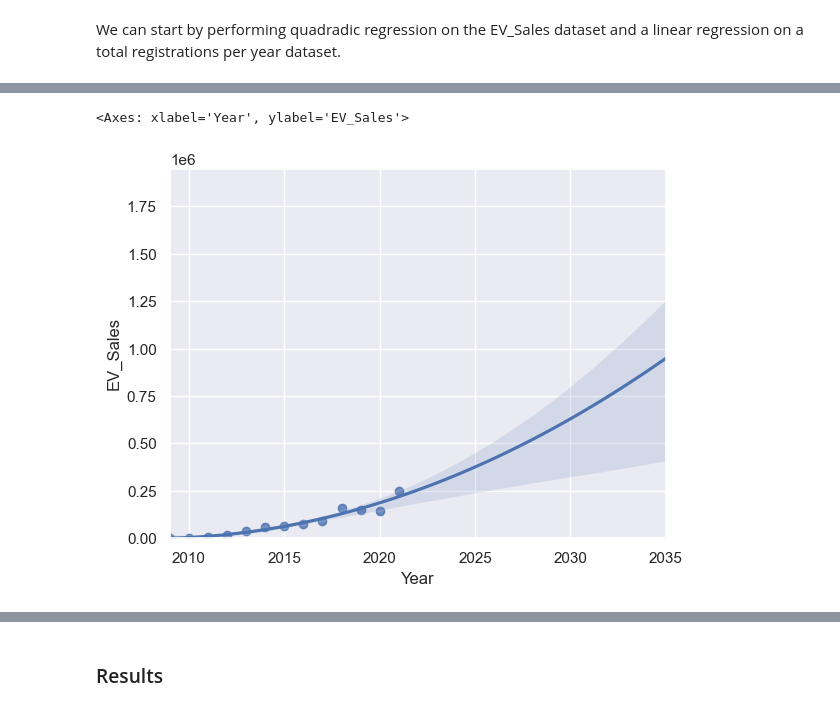
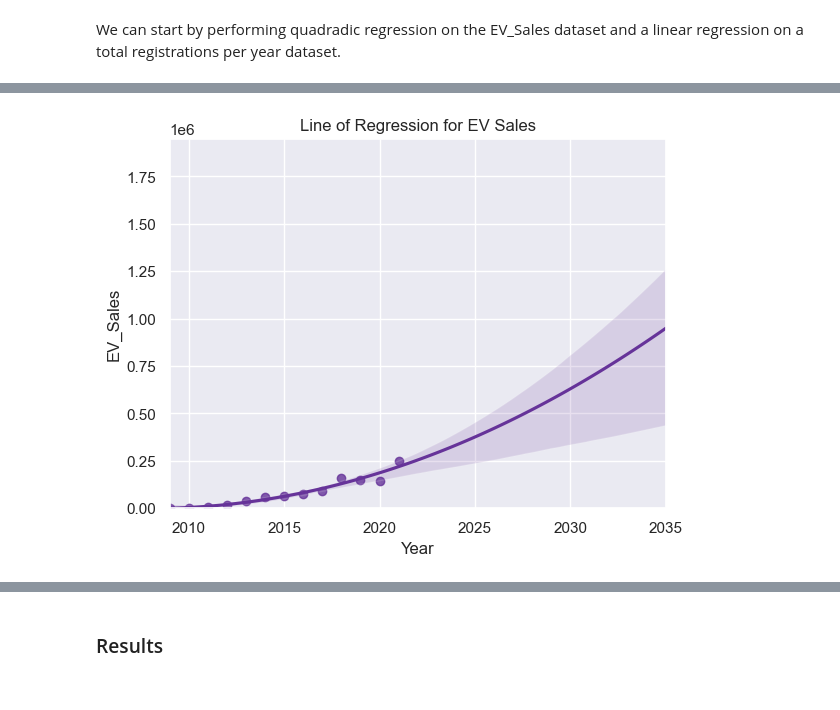
Before and after one commit to nliu880/EV-Sales-in-California, a Jupyter notebook: FinalProjectGroup_Sp23_Weston_Nicole_Adi_Sophia_Katie.ipynb, the cells around one changed output, grey strips where cells are left out. Drawn from its saved outputs; the diff is of its cells as text; code cells hidden in the pictures.

```diff
--- a/FinalProjectGroup_Sp23_Weston_Nicole_Adi_Sophia_Katie.ipynb
+++ b/FinalProjectGroup_Sp23_Weston_Nicole_Adi_Sophia_Katie.ipynb
@@ -227,6 +258,6 @@ registrations['Delta'] = 0
 registrations = registrations.sort_values(['Counties','Year']).reset_index(drop= True)
 registrations['Delta'].loc[registrations['Year'] != 2009] = registrations['Total Vehicles'].diff()
 
-regs_tot = registrations.groupby(["Year"]).sum()
+regs_tot = registrations.groupby("Year").sum(numeric_only = True)
 regs_tot.head()
 # %% [output]
@@ -351,7 +382,7 @@ ev_sales.head()
 
 We will combine the `regs_tot` dataframe with a cumulative sum of ZEV sales by year. We will first carry out the summation, then combine the frames.
 # %%
-by_year = zev_2009_2021.groupby('Data Year').sum()
+by_year = zev_2009_2021.groupby('Data Year').sum(numeric_only = True)
 
 count_per_year = by_year['Number of Vehicles'].values
 
@@ -755,6 +787,6 @@ Now that we know that there is a signifignat reltionship between car sales and y
 # %% [markdown]
 We can start by performing quadradic regression on the EV_Sales dataset and a linear regression on a total registrations per year dataset.
 # %%
-EV_Sales_Regression = np.poly1d(np.polyfit(regs_v_ev['Year'], regs_v_ev['EV_Sales'] , 2))
-EV_Sales_Regression
+ev_sales_regression = np.poly1d(np.polyfit(regs_v_ev['Year'], regs_v_ev['EV_Sales'] , 2))
+ev_sales_regression
 # %% [output]
@@ -762,7 +794,7 @@ poly1d([ 1.30135964e+03, -5.22620863e+06,  5.24706030e+09])
 # %%
-EV_Sales_Extrapolated = pd.concat([regs_v_ev['Year'], regs_v_ev['EV_Sales']], axis = 1)
+ev_sales_extrapolated = pd.concat([regs_v_ev['Year'], regs_v_ev['EV_Sales']], axis = 1)
 
-EV_Sales_Extrapolated
+ev_sales_extrapolated.head()
 # %% [output]
 |  | Year | EV_Sales |
 | 0 | 2009 | 84 |
@@ -781,10 +805,11 @@ EV_Sales_Extrapolated
 # %%
-plt.ylim([0,EV_Sales_Regression(2035)+1000000])
+plt.ylim([0,ev_sales_regression(2035)+1000000])
 plt.xlim([2009,2035])
-sns.regplot( x= "Year", y="EV_Sales", data = EV_Sales_Extrapolated, scatter = True, order = 2, truncate= False, ci = 95)
+plt.title('Line of Regression for EV Sales');
+sns.regplot(x = "Year", y = "EV_Sales", data = ev_sales_extrapolated, scatter = True, order = 2,
+            truncate= False, ci = 95, color = 'rebeccapurple');
 # %% [output]
-<Axes: xlabel='Year', ylabel='EV_Sales'>
-[figure, old version]
+[figure, new version]
 # %%
 year = 2022
 for x in range(13, 27):
```
Also changed, not shown: parts of 29 cells of this notebook.
